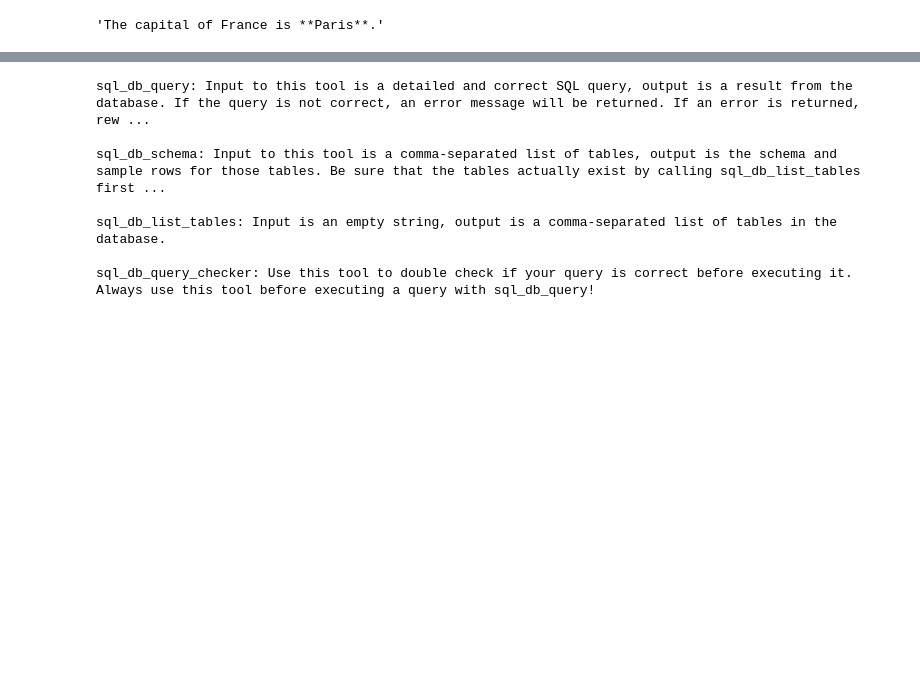
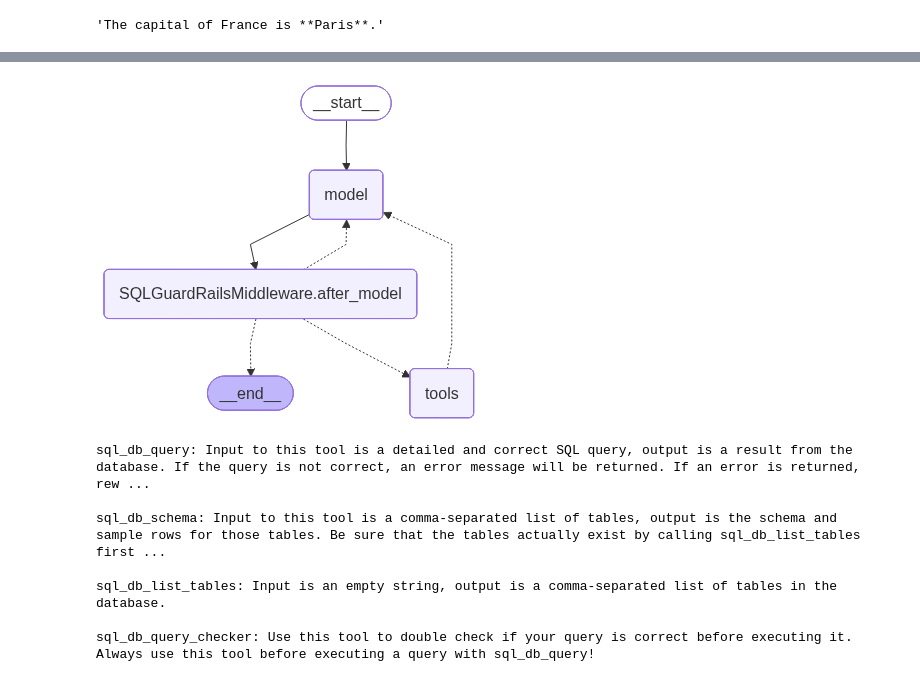
Before and after one commit to bigmb/mb_rag, a Jupyter notebook: examples_sql_agent.ipynb, the cells around one changed output, grey strips where cells are left out. Cells and saved outputs as stored; diff of their text form; code cells hidden in the pictures; blank space fills up the shorter version.

```diff
--- a/examples_sql_agent.ipynb
+++ b/examples_sql_agent.ipynb
@@ -126,3 +125,7 @@ Name: get_database_schemas
+# %%
+main_agent.agent
+# %% [output]
+[figure, added]
 # %%
 from langchain_community.utilities.sql_database import SQLDatabase
 # %%
```
Also changed, not shown: parts of 1 cell of this notebook, 6 other files.
